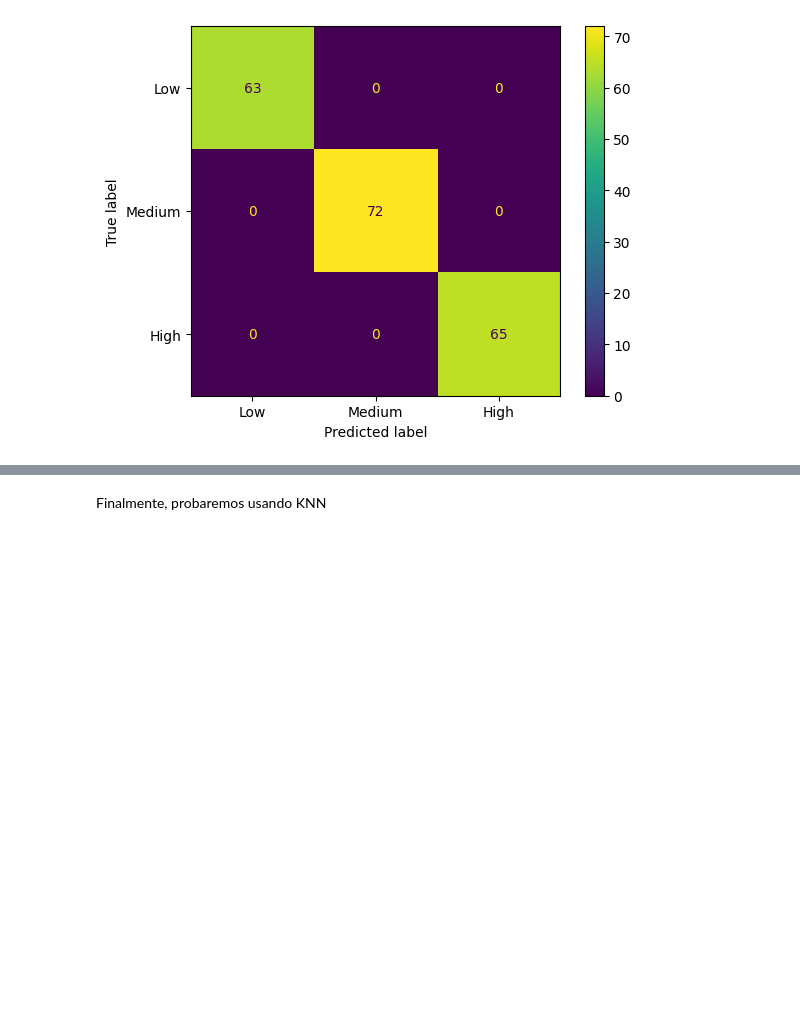
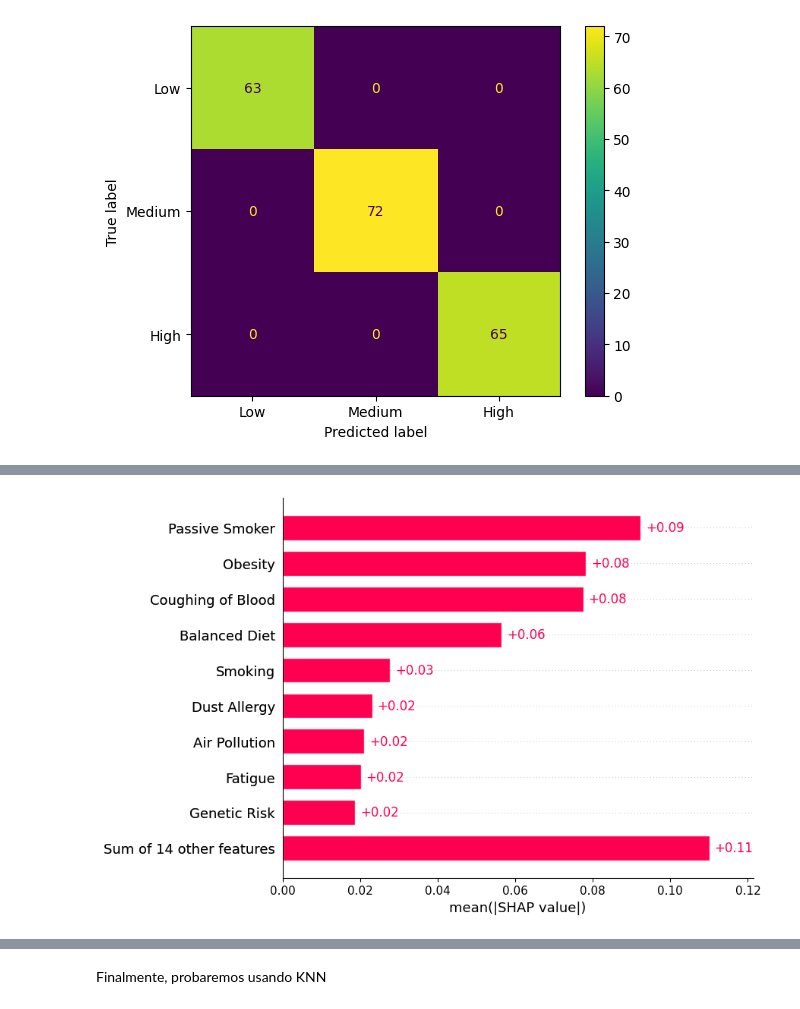
Before and after one commit to fhenaog/Prediccion_Cancer_de_Pulmon, a Jupyter notebook: proyecto.ipynb, the cells around one changed output, grey strips where cells are left out. Saved outputs shown, nothing was run; the diff lists cells and outputs as text; code cells hidden in the pictures; blank space fills up the shorter version.

```diff
--- a/proyecto.ipynb
+++ b/proyecto.ipynb
@@ -178,10 +200,10 @@ def objectiveRF(trial):
     y_pred = RF.predict(X_test)
 
     #metrica
-    recall=metrics.recall_score(y_test,y_pred,average='micro')
-    return recall
+    f1=metrics.f1_score(y_test,y_pred,average='micro')
+    return f1
 
-studyRF = optuna.create_study(direction='maximize')
+studyRF = optuna.create_study(sampler=sampler, direction='maximize')
 studyRF.optimize(objectiveRF, n_trials=100)
 # %% [markdown]
 Mejores parametros
@@ -226,3 +251,10 @@ disp.plot()
 weighted avg       1.00      1.00      1.00       200
 <sklearn.metrics._plot.confusion_matrix.ConfusionMatrixDisplay at 0x...>
 [figure]
+# %%
+explainer_rfc = shap.Explainer(RF)
+shap_values_rfc = explainer_rfc(X_test)
+# %%
+shap.initjs()
+shap.plots.bar(shap_values_rfc[:, :, 2])
+# %% [output]
@@ -228,0 +262 @@ weighted avg       1.00      1.00      1.00       200
+[figure, added]
```
Also changed, not shown: parts of 22 cells of this notebook.
